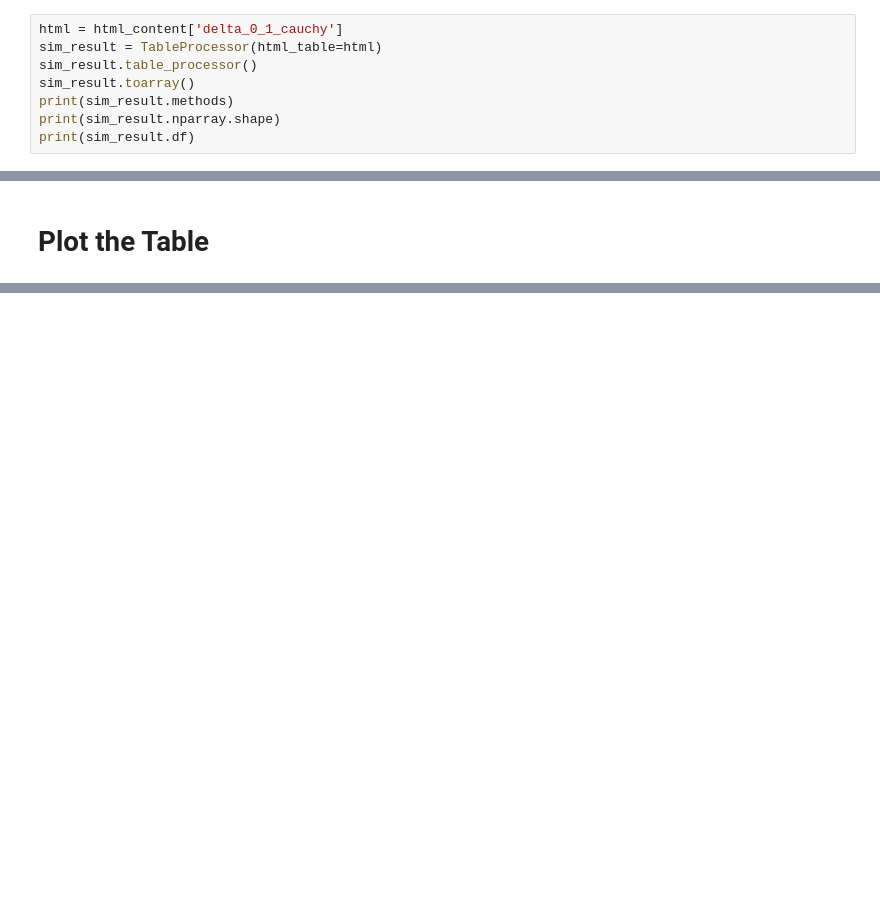
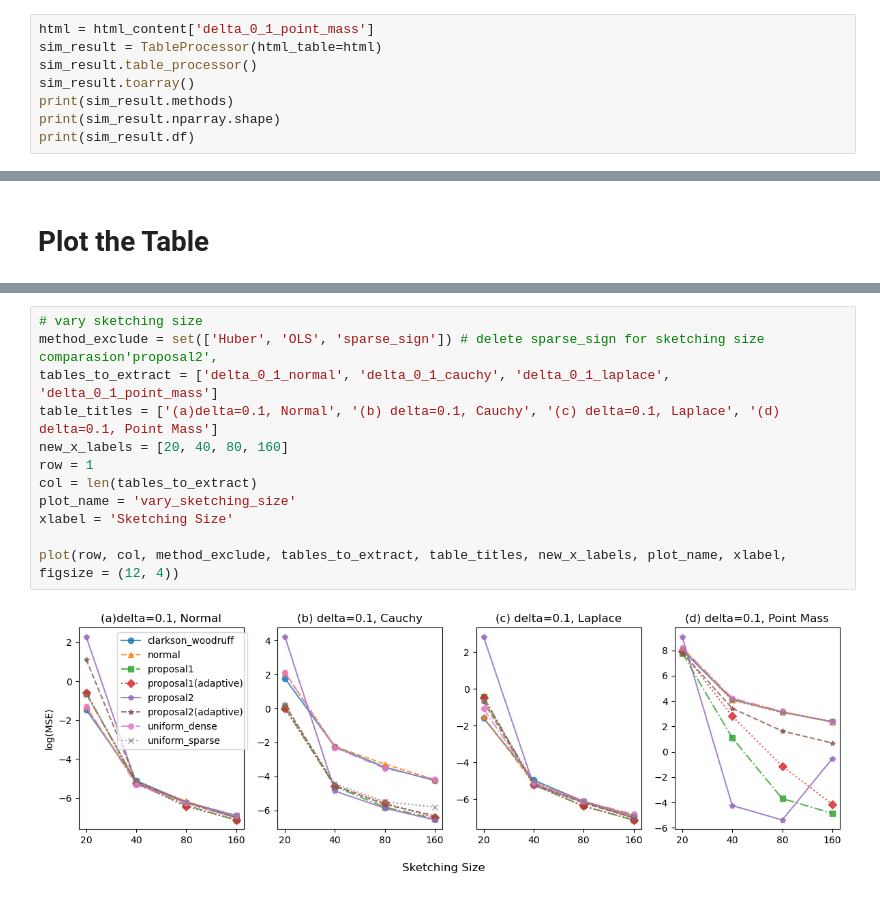
Before and after one commit to Xinming-Dai/RandNLA_Regression, a Jupyter notebook: analysis/plots.ipynb, the cells around one changed output, grey strips where cells are left out. Saved outputs shown, nothing was run; the diff lists cells and outputs as text; blank space fills up the shorter version.

Commit message:
Generate plots

```diff
--- a/analysis/plots.ipynb
+++ b/analysis/plots.ipynb
@@ -8,7 +9,7 @@ from sim_result_processor import TableProcessor
 with open('./sim_result.json', 'r') as file:
     html_content = json.load(file)
 # %%
-html = html_content['delta_0_1_cauchy']
+html = html_content['delta_0_1_point_mass']
 sim_result = TableProcessor(html_table=html)
 sim_result.table_processor()
 sim_result.toarray()
@@ -74,0 +83,14 @@ plt.show()
+# %%
+# vary sketching size
+method_exclude = set(['Huber', 'OLS', 'sparse_sign']) # delete sparse_sign for sketching size comparasion'proposal2',
+tables_to_extract = ['delta_0_1_normal', 'delta_0_1_cauchy', 'delta_0_1_laplace', 'delta_0_1_point_mass']
+table_titles = ['(a)delta=0.1, Normal', '(b) delta=0.1, Cauchy', '(c) delta=0.1, Laplace', '(d) delta=0.1, Point Mass']
+new_x_labels = [20, 40, 80, 160]
+row = 1
+col = len(tables_to_extract)
+plot_name = 'vary_sketching_size'
+xlabel = 'Sketching Size'
+
+plot(row, col, method_exclude, tables_to_extract, table_titles, new_x_labels, plot_name, xlabel, figsize = (12, 4))
+# %% [output]
+[figure, added]
```
Also changed, not shown: parts of 7 cells of this notebook, 4 other files.
